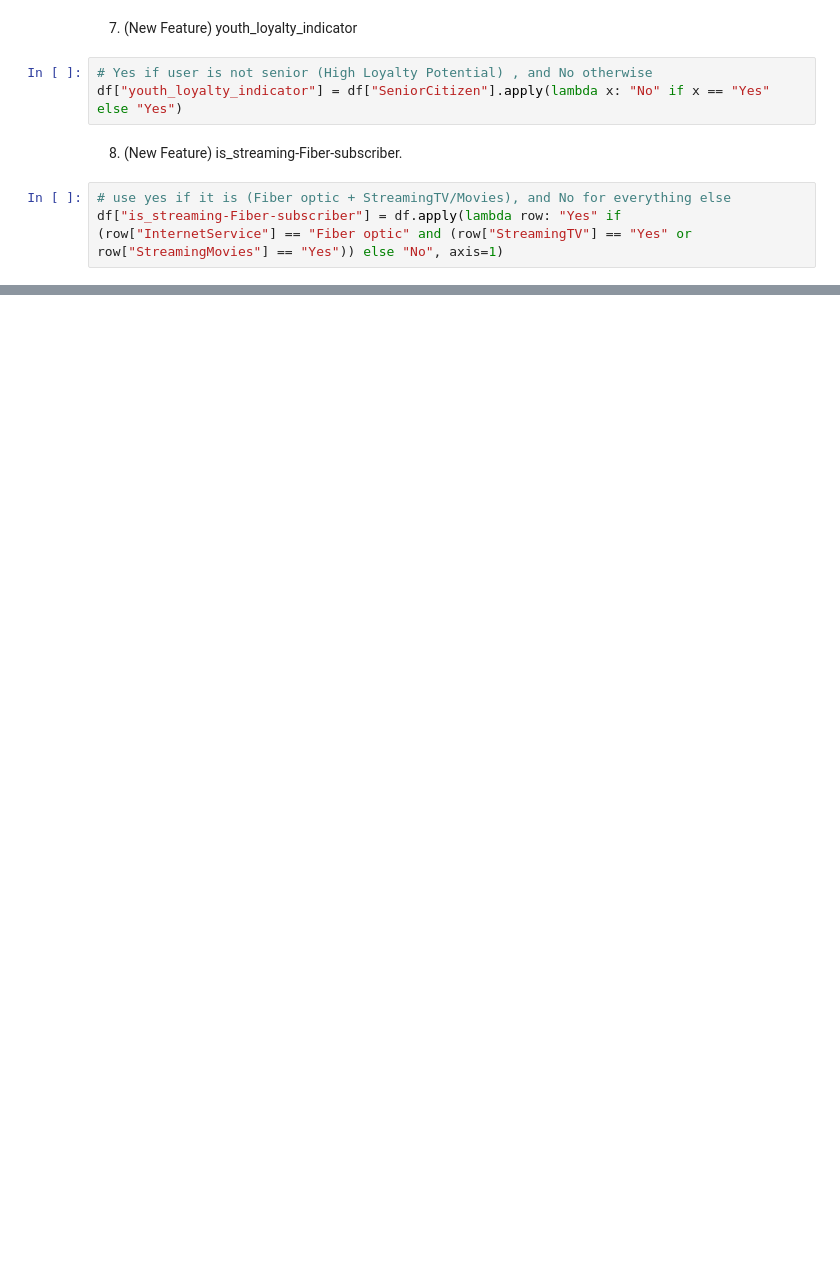
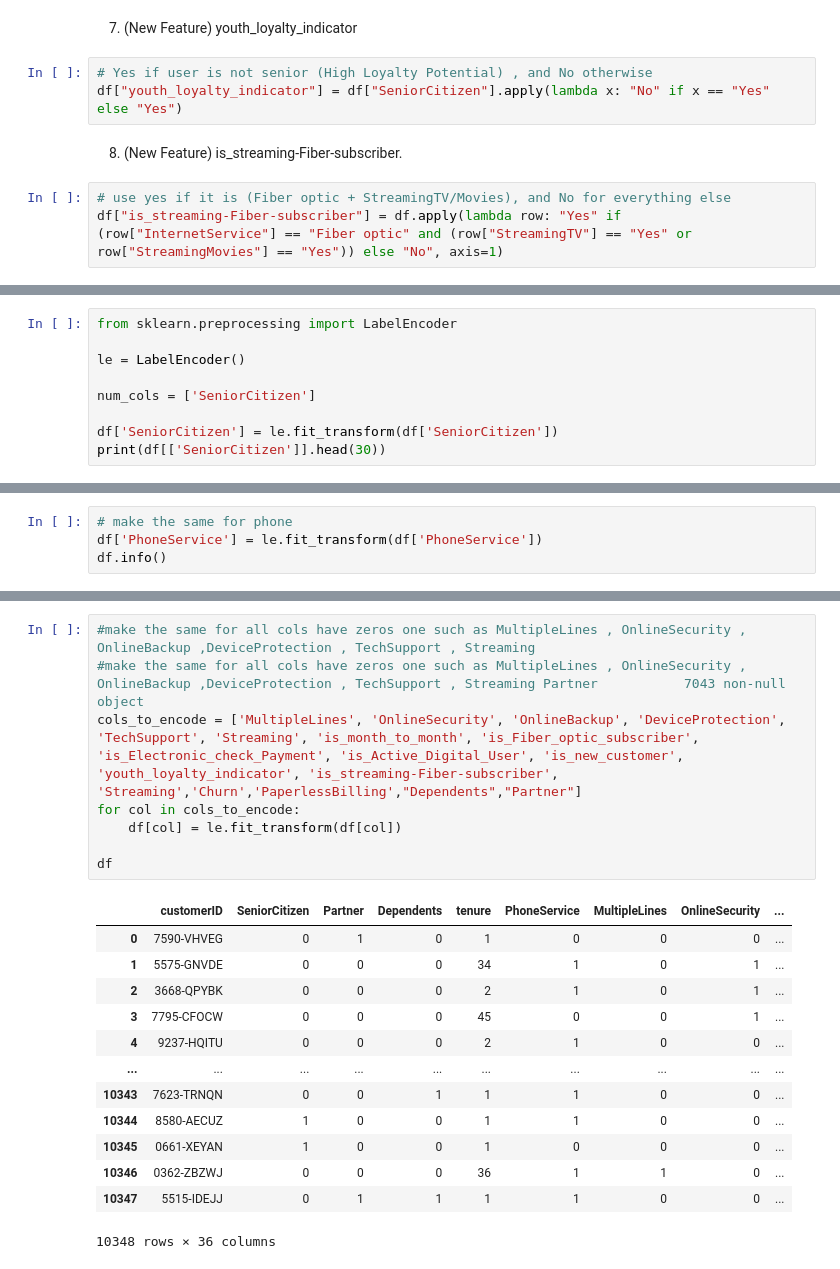
Before and after one commit to walaaabusweas/Telco-Customer, a Jupyter notebook: Telco-Customer.ipynb, the cells around one changed output, grey strips where cells are left out. Cells and saved outputs as stored; diff of their text form; blank space fills up the shorter version.

```diff
--- a/Telco-Customer.ipynb
+++ b/Telco-Customer.ipynb
@@ -728,0 +587,9 @@ Since young people are the most reliant on digital channels, companies should fo
+# %%
+from sklearn.preprocessing import LabelEncoder
+
+le = LabelEncoder()
+
+num_cols = ['SeniorCitizen']
+
+df['SeniorCitizen'] = le.fit_transform(df['SeniorCitizen'])
+print(df[['SeniorCitizen']].head(30))
@@ -728,0 +614,4 @@ Since young people are the most reliant on digital channels, companies should fo
+# %%
+# make the same for phone
+df['PhoneService'] = le.fit_transform(df['PhoneService'])
+df.info()
@@ -728,0 +636,22 @@ Since young people are the most reliant on digital channels, companies should fo
+# %%
+#make the same for all cols have zeros one such as MultipleLines , OnlineSecurity , OnlineBackup ,DeviceProtection , TechSupport , Streaming
+#make the same for all cols have zeros one such as MultipleLines , OnlineSecurity , OnlineBackup ,DeviceProtection , TechSupport , Streaming Partner           7043 non-null   object
+cols_to_encode = ['MultipleLines', 'OnlineSecurity', 'OnlineBackup', 'DeviceProtection', 'TechSupport', 'Streaming', 'is_month_to_month', 'is_Fiber_optic_subscriber', 'is_Electronic_check_Payment', 'is_Active_Digital_User', 'is_new_customer', 'youth_loyalty_indicator', 'is_streaming-Fiber-subscriber', 'Streaming','Churn','PaperlessBilling',"Dependents","Partner"]
+for col in cols_to_encode:
+    df[col] = le.fit_transform(df[col])
+
+df
+# %% [output]
+|  | customerID | SeniorCitizen | Partner | Dependents | tenure | PhoneService | MultipleLines | OnlineSecurity | ... |
+| 0 | 7590-VHVEG | 0 | 1 | 0 | 1 | 0 | 0 | 0 | ... |
+| 1 | 5575-GNVDE | 0 | 0 | 0 | 34 | 1 | 0 | 1 | ... |
+| 2 | 3668-QPYBK | 0 | 0 | 0 | 2 | 1 | 0 | 1 | ... |
+| 3 | 7795-CFOCW | 0 | 0 | 0 | 45 | 0 | 0 | 1 | ... |
+| 4 | 9237-HQITU | 0 | 0 | 0 | 2 | 1 | 0 | 0 | ... |
+| ... | ... | ... | ... | ... | ... | ... | ... | ... | ... |
+| 10343 | 7623-TRNQN | 0 | 0 | 1 | 1 | 1 | 0 | 0 | ... |
+| 10344 | 8580-AECUZ | 1 | 0 | 0 | 1 | 1 | 0 | 0 | ... |
+| 10345 | 0661-XEYAN | 1 | 0 | 0 | 1 | 0 | 0 | 0 | ... |
+| 10346 | 0362-ZBZWJ | 0 | 0 | 0 | 36 | 1 | 1 | 0 | ... |
+| 10347 | 5515-IDEJJ | 0 | 1 | 1 | 1 | 1 | 0 | 0 | ... |
+10348 rows × 36 columns
```
Also changed, not shown: parts of 47 cells of this notebook.
